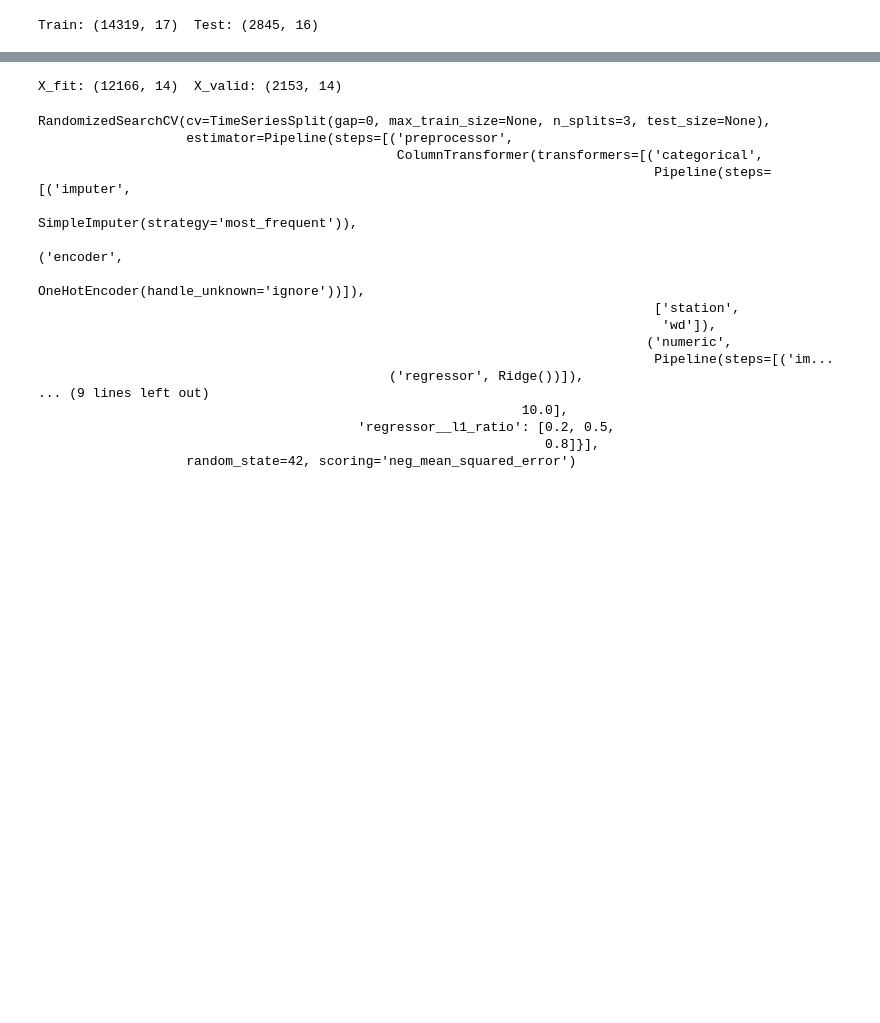
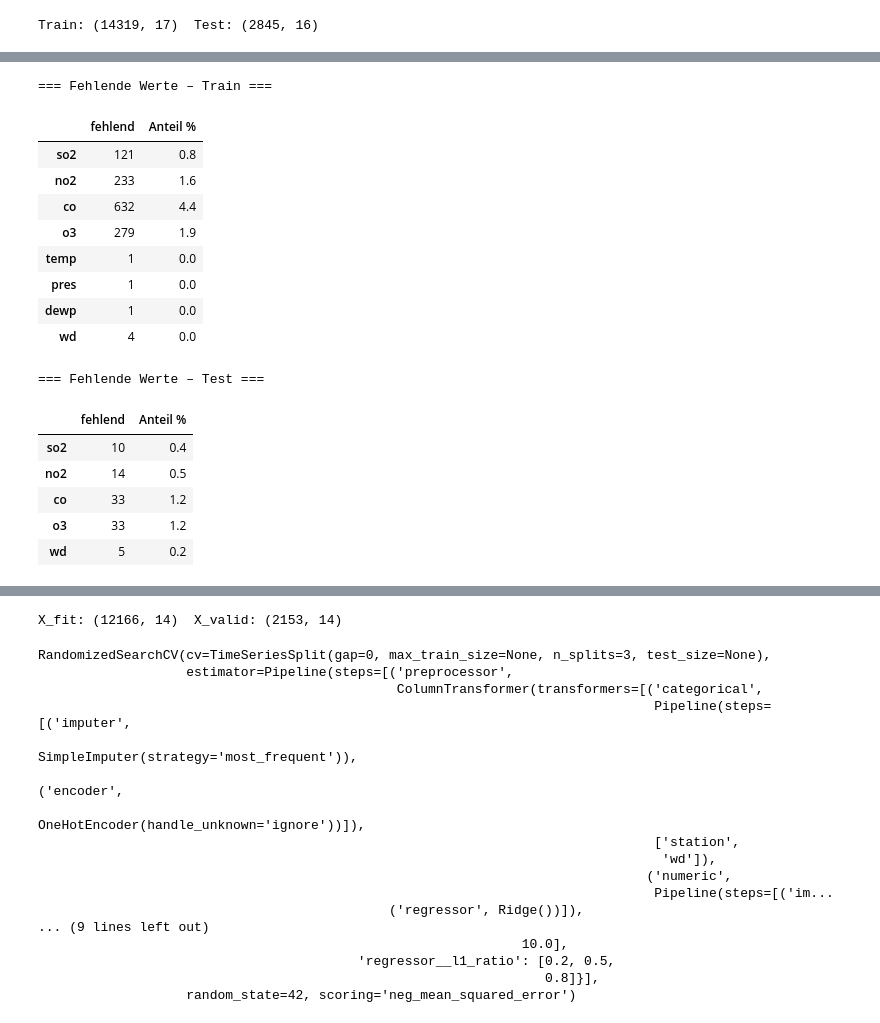
Before and after one commit to hagen-o/Umweltmonitoring-Kaggle-Challange-Beijing, a Jupyter notebook: notebookf1e5f185e6.ipynb, the cells around one changed output, grey strips where cells are left out. Saved outputs shown, nothing was run; the diff lists cells and outputs as text; code cells hidden in the pictures; blank space fills up the shorter version.

```diff
--- a/notebookf1e5f185e6.ipynb
+++ b/notebookf1e5f185e6.ipynb
@@ -48,0 +90,36 @@ Train: (14319, 17)  Test: (2845, 16)
+# %%
+# Fehlende Werte pro Spalte
+nan_train = pd.DataFrame({
+    "fehlend": train.isnull().sum(),
+    "Anteil %": (train.isnull().sum() / len(train) * 100).round(1)
+})
+nan_test = pd.DataFrame({
+    "fehlend": test.isnull().sum(),
+    "Anteil %": (test.isnull().sum() / len(test) * 100).round(1)
+})
+
+print("=== Fehlende Werte – Train ===")
+display(nan_train[nan_train["fehlend"] > 0])
+
+print("\n=== Fehlende Werte – Test ===")
+display(nan_test[nan_test["fehlend"] > 0])
+
+# CO hat mit ~4.4 % die höchste Fehlrate – wird per Median-Imputation behandelt
+# %% [output]
+=== Fehlende Werte – Train ===
+|  | fehlend | Anteil % |
+| so2 | 121 | 0.8 |
+| no2 | 233 | 1.6 |
+| co | 632 | 4.4 |
+| o3 | 279 | 1.9 |
+| temp | 1 | 0.0 |
+| pres | 1 | 0.0 |
+| dewp | 1 | 0.0 |
+| wd | 4 | 0.0 |
+=== Fehlende Werte – Test ===
+|  | fehlend | Anteil % |
+| so2 | 10 | 0.4 |
+| no2 | 14 | 0.5 |
+| co | 33 | 1.2 |
+| o3 | 33 | 1.2 |
+| wd | 5 | 0.2 |
```
Also changed, not shown: parts of 8 cells of this notebook.
